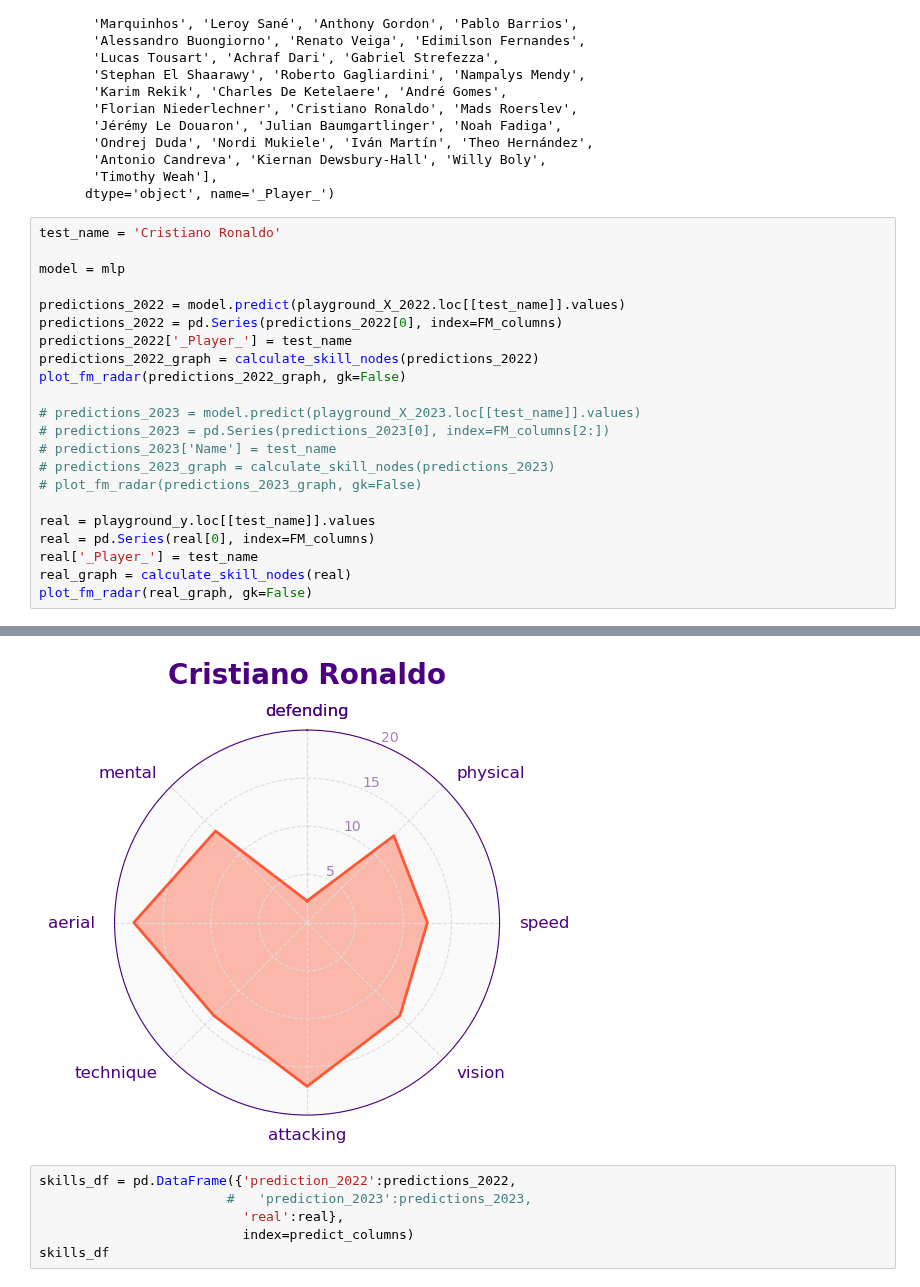
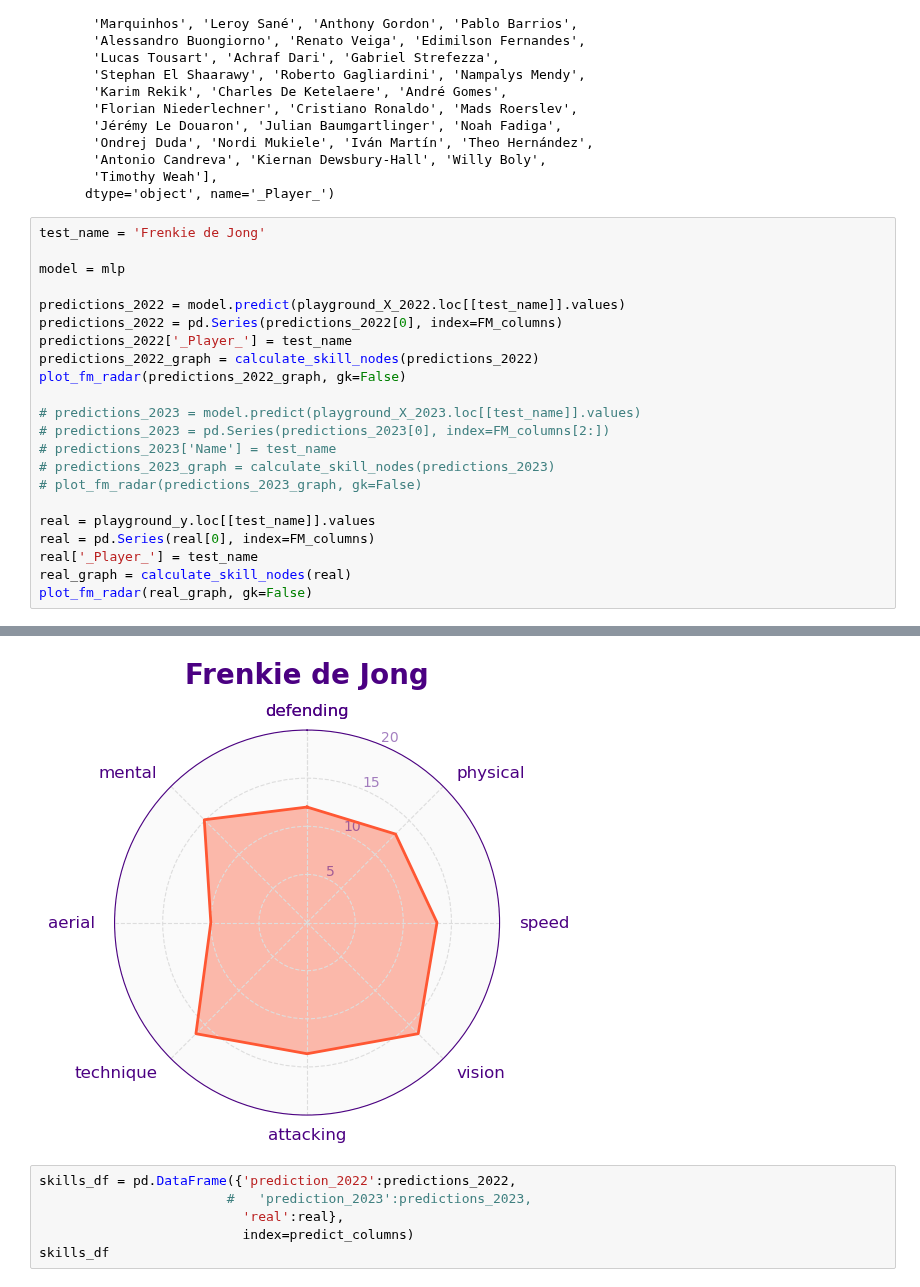
Before and after one commit to alibekk93/FM_skills_prediction, a Jupyter notebook: notebooks/04_MVPs.ipynb, the cells around one changed output, grey strips where cells are left out. Cells and saved outputs as stored; diff of their text form.

```diff
--- a/notebooks/04_MVPs.ipynb
+++ b/notebooks/04_MVPs.ipynb
@@ -263,7 +263,7 @@ Index(['David Alaba', 'Harvey Elliott', 'Raúl Guti', 'Cenk Özkacar',
        'Timothy Weah'],
       dtype='object', name='_Player_')
 # %%
-test_name = 'Cristiano Ronaldo'
+test_name = 'Frenkie de Jong'
 
 model = mlp
 
@@ -289,4 +289,4 @@ plot_fm_radar(real_graph, gk=False)
-[figure, old version]
+[figure, new version]
 # %%
 skills_df = pd.DataFrame({'prediction_2022':predictions_2022,
                         #   'prediction_2023':predictions_2023,
```
Also changed, not shown: parts of 4 cells of this notebook.
